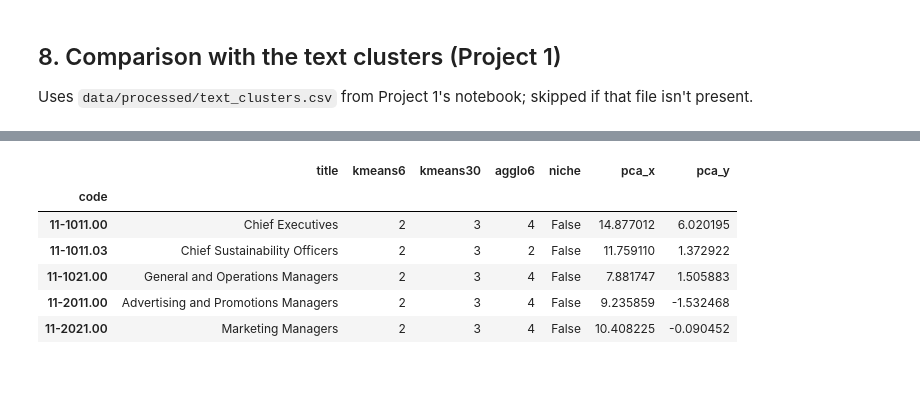
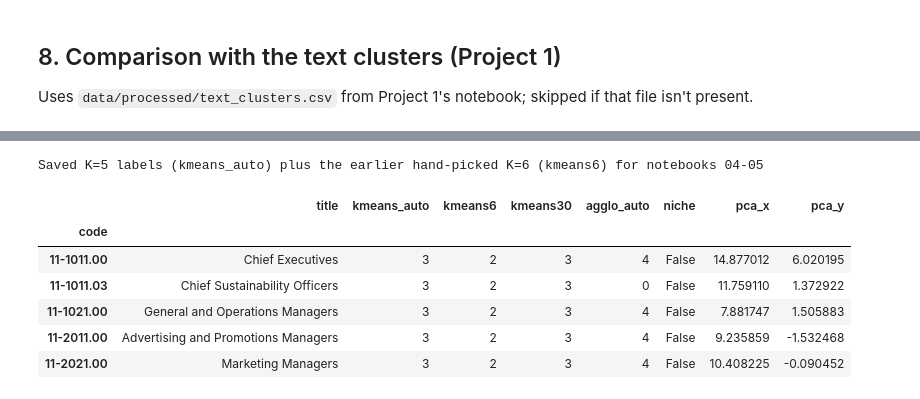
Before and after one commit to ProjectAssembely/Bubbles, a Jupyter notebook: notebooks/03_numeric_clustering.ipynb, the cells around one changed output, grey strips where cells are left out. Drawn from its saved outputs; the diff is of its cells as text; code cells hidden in the pictures.

```diff
--- a/notebooks/03_numeric_clustering.ipynb
+++ b/notebooks/03_numeric_clustering.ipynb
@@ -103,0 +116,23 @@ Since the metrics don't single out a K, we choose by **interpretability**: **K=6
+# %%
+ks = range(2, 31)
+metrics = k_metrics(Z, ks)
+gap = gap_statistic(Z, ks, metrics["inertia"])
+metrics = metrics.join(gap)
+
+picks = pd.Series({
+    "Elbow (Kneedle)": kneedle(ks, metrics["inertia"]),
+    "Silhouette": int(metrics["silhouette"].idxmax()),
+    "Davies-Bouldin": int(metrics["davies_bouldin"].idxmin()),
+    "Calinski-Harabasz": int(metrics["calinski_harabasz"].idxmax()),
+    "Gap statistic": gap_choice(gap),
+}, name="best K (2-30)")
+
+fig, ax = plt.subplots(1, 4, figsize=(18, 3.6))
+for a, col, title in zip(ax, ["silhouette", "davies_bouldin", "calinski_harabasz", "gap"],
+                         ["Silhouette (higher better)", "Davies-Bouldin (lower better)",
+                          "Calinski-Harabasz (higher better)", "Gap statistic"]):
+    a.plot(metrics.index, metrics[col], "o-", ms=3)
+    a.axvspan(K_MIN, K_MAX, color="tab:green", alpha=0.08)
+    a.set(title=title, xlabel="K")
+plt.tight_layout(); plt.show()
+picks.to_frame()
@@ -103,0 +157,8 @@ Since the metrics don't single out a K, we choose by **interpretability**: **K=6
+# %%
+K_AUTO, avg_rank = choose_k(metrics)
+table = metrics.loc[K_MIN:K_MAX, ["silhouette", "davies_bouldin", "calinski_harabasz", "gap"]].round(3)
+table["average rank"] = avg_rank.round(2)
+table["stability (bootstrap ARI)"] = [round(stability(Z, k), 3) for k in table.index]
+print(f"Automatically chosen K = {K_AUTO}   (elbow suggests {picks['Elbow (Kneedle)']}; "
+      f"stability of K=2 for reference: {stability(Z, 2):.2f})")
+table.style.highlight_min(subset=["average rank"], color="#c8e6c9")
@@ -119,5 +202,5 @@ what the nested bubble UI needs. Cutting higher or lower gives coarser or finer
 # %%
-K = 6
+K = K_AUTO
 km = run_kmeans(Z, K)
 labels = km.labels_
 ria = interests.reindex(F_im.index)["top_interest"]
@@ -248,15 +331,17 @@ On average, 63% of a text cluster's jobs fall in the same numeric group
 # %%
-out = pd.DataFrame({"title": titles, "kmeans6": labels, "kmeans30": km30,
-                    "agglo6": run_agglomerative(Z, 6), "niche": niche,
+out = pd.DataFrame({"title": titles, "kmeans_auto": labels, "kmeans6": run_kmeans(Z, 6).labels_,
+                    "kmeans30": km30, "agglo_auto": run_agglomerative(Z, K), "niche": niche,
                     "pca_x": P2[:, 0], "pca_y": P2[:, 1]}, index=F_im.index)
 out.to_csv(PROCESSED / "numeric_clusters.csv")
 summary[["size", "defining_attributes", "top_interest"]].to_csv(PROCESSED / "numeric_cluster_profiles.csv")
+print(f"Saved K={K} labels (kmeans_auto) plus the earlier hand-picked K=6 (kmeans6) for notebooks 04-05")
 out.head()
 # %% [output]
+Saved K=5 labels (kmeans_auto) plus the earlier hand-picked K=6 (kmeans6) for notebooks 04-05
-|  | title | kmeans6 | kmeans30 | agglo6 | niche | pca_x | pca_y |
-| code |  |  |  |  |  |  |  |
-| 11-1011.00 | Chief Executives | 2 | 3 | 4 | False | 14.877012 | 6.020195 |
-| 11-1011.03 | Chief Sustainability Officers | 2 | 3 | 2 | False | 11.759110 | 1.372922 |
-| 11-1021.00 | General and Operations Managers | 2 | 3 | 4 | False | 7.881747 | 1.505883 |
-| 11-2011.00 | Advertising and Promotions Managers | 2 | 3 | 4 | False | 9.235859 | -1.532468 |
-| 11-2021.00 | Marketing Managers | 2 | 3 | 4 | False | 10.408225 | -0.090452 |
+|  | title | kmeans_auto | kmeans6 | kmeans30 | agglo_auto | niche | pca_x | pca_y |
+| code |  |  |  |  |  |  |  |  |
+| 11-1011.00 | Chief Executives | 3 | 2 | 3 | 4 | False | 14.877012 | 6.020195 |
+| 11-1011.03 | Chief Sustainability Officers | 3 | 2 | 3 | 0 | False | 11.759110 | 1.372922 |
+| 11-1021.00 | General and Operations Managers | 3 | 2 | 3 | 4 | False | 7.881747 | 1.505883 |
+| 11-2011.00 | Advertising and Promotions Managers | 3 | 2 | 3 | 4 | False | 9.235859 | -1.532468 |
+| 11-2021.00 | Marketing Managers | 3 | 2 | 3 | 4 | False | 10.408225 | -0.090452 |
```
Also changed, not shown: parts of 16 cells of this notebook, 8 other files.
